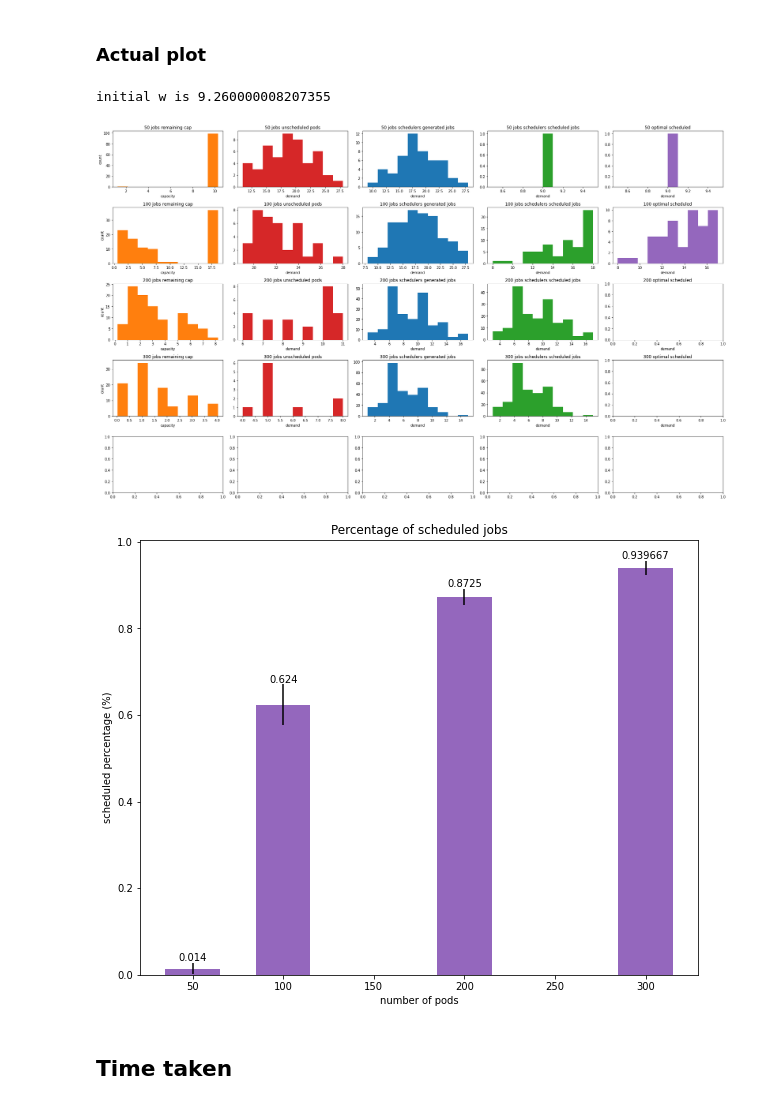
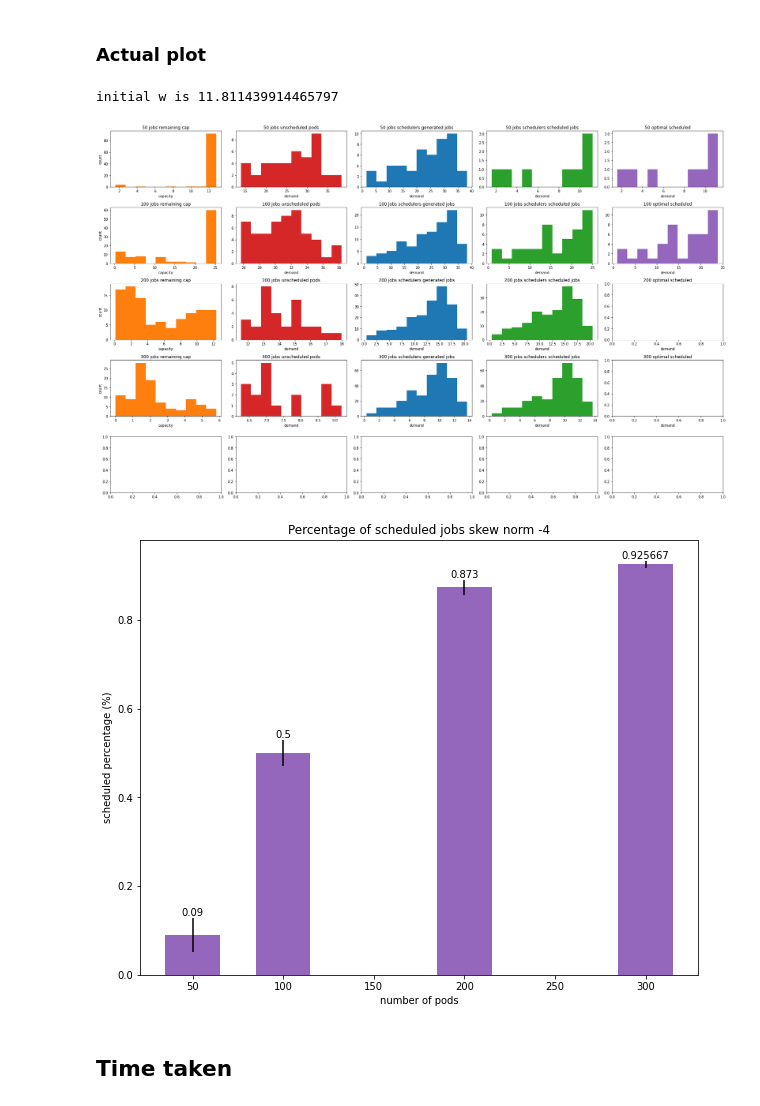
Before and after one commit to Vincent-lau/hyperion, a Jupyter notebook: measure/plotmetrics.ipynb, the cells around one changed output. Saved outputs shown, nothing was run; the diff lists cells and outputs as text; code cells hidden in the pictures.

```diff
--- a/measure/plotmetrics.ipynb
+++ b/measure/plotmetrics.ipynb
@@ -329,6 +329,12 @@ dirs = ['data/2022-08-18T16-58-58', 'data/2022-08-18T16-59-48', 'data/2022-08-18
 
 # --- poisson smaller mean --- #
 dirs = ['data/2022-08-19T16-29-17', 'data/2022-08-19T16-30-29', 'data/2022-08-19T16-31-27', 'data/2022-08-19T16-59-55']
+
+# --- skew normal --- #
+dirs = ['data/2022-08-24T11-02-03', 'data/2022-08-24T11-04-03', 'data/2022-08-24T11-06-01', 'data/2022-08-24T11-10-18']
+
+# --- skew normal 2 --- #
+dirs = ['data/2022-08-24T14-15-46','data/2022-08-24T14-26-34', 'data/2022-08-24T14-28-18', 'data/2022-08-24T14-32-10']
 # %%
 pl = [{} for _ in range(len(dirs))]
 jobs = [0.5, 1.0, 2.0, 3.0, 4.0]
@@ -397,40 +403,39 @@ for i in range(len(dirs)):
   ax[i][0].set_title(f'{int(100 * jobs[i])} jobs remaining cap')
   ax[i][1].set_title(f'{int(100 * jobs[i])} jobs unscheduled pods')
   ax[i][2].set_title(f'{int(100 * jobs[i])} jobs schedulers generated jobs')
   ax[i][3].set_title(f'{int(100 * jobs[i])} jobs schedulers scheduled jobs')
   ax[i][4].set_title(f'{int(100 * jobs[i])} optimal scheduled')
 
 
   ax[i][0].set_xlabel('capacity')
   ax[i][1].set_xlabel('demand')
   ax[i][2].set_xlabel('demand')
   ax[i][3].set_xlabel('demand')
   ax[i][4].set_xlabel('demand')
 
 
   ax[i][0].set_ylabel('count')
   # ax.axhline(sl)
 
 fig.tight_layout()
 
 
-
-fig.savefig(f'{graph_dir}poisson-histograms-opt-random2.png')
+fig.savefig(f'{graph_dir}skew-norm-job-distribution.png')
 
 fig, ax = plt.subplots()
 fig.set_size_inches(10, 8)
 b = ax.bar([jobs[i] * 100 for i in range(len(dirs))], sched_pcts[:, 0], width=30, yerr=sched_pcts[:, 1], color='tab:purple')
 ax.bar_label(b, label_type='edge')
-ax.set_title('Percentage of scheduled jobs')
+ax.set_title('Percentage of scheduled jobs skew norm -4')
 ax.set_xlabel('number of pods')
 ax.set_ylabel('scheduled percentage (%)')
 
 
-# fig.savefig(f'{graph_dir}poisson-schedpct-opt-random2.png')
+fig.savefig(f'{graph_dir}skew-norm-schedpct.png')
 # %% [output]
-initial w is 9.260000008207355
+initial w is 11.811439914465797
-[figure, old version]
+[figure, new version]
-[figure, old version]
+[figure, new version]
 # %% [markdown]
 ## Time taken
 # %%
```
Also changed, not shown: parts of 6 cells of this notebook, 3 other files.
